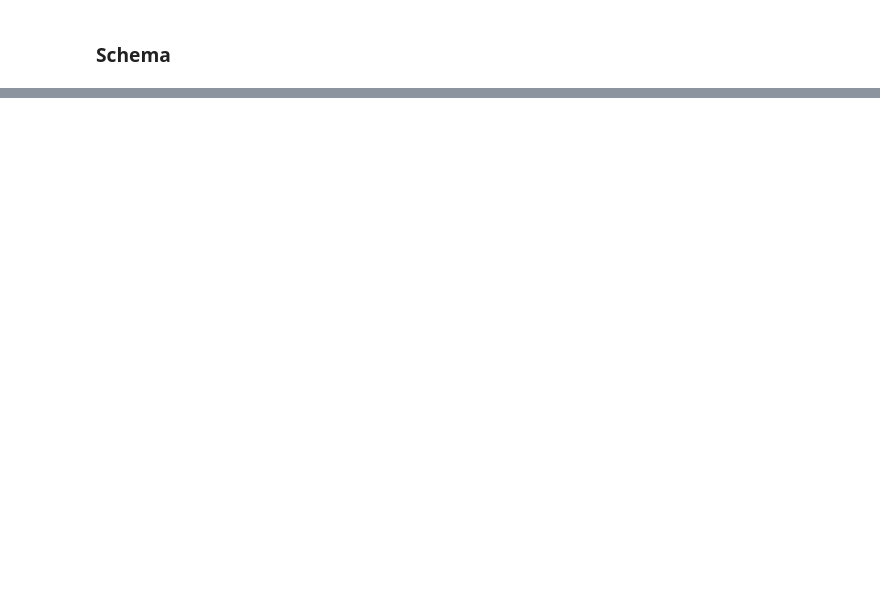
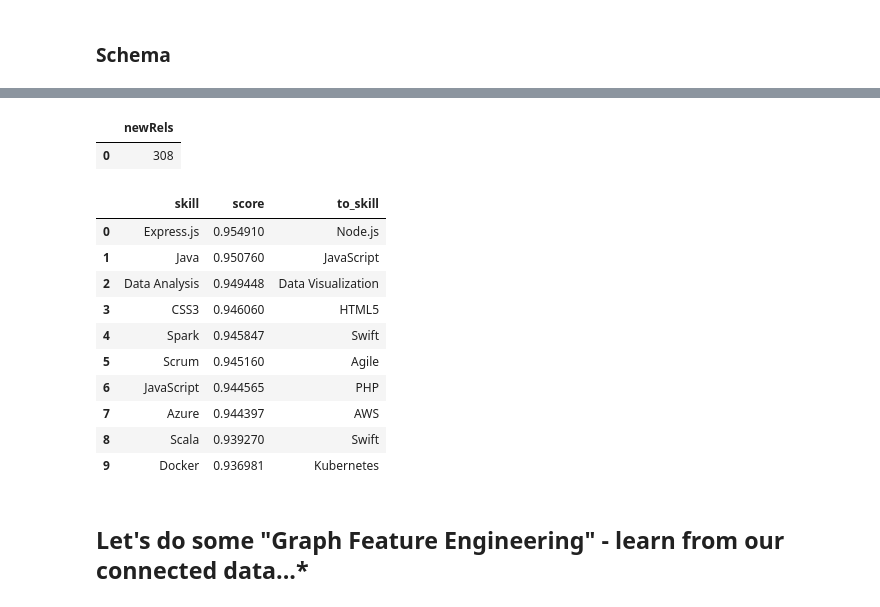
Before and after one commit to neo4j-product-examples/genai-workshop, a Jupyter notebook: talent/Module_01_GraphSummit_Nordics_2025.ipynb, the cells around one changed output, grey strips where cells are left out. Drawn from its saved outputs; the diff is of its cells as text; code cells hidden in the pictures; blank space fills up the shorter version.

```diff
--- a/talent/Module_01_GraphSummit_Nordics_2025.ipynb
+++ b/talent/Module_01_GraphSummit_Nordics_2025.ipynb
@@ -140,3 +425,50 @@ Let's investigate Persons that are simiar in the graph (based on skills they sha
+# %%
+# persist semantic relationships for performance
+driver.execute_query(
+    '''
+    match(skill:Skill)
+    call db.index.vector.queryNodes('ada_v', 20, skill.embedding) yield node, score
+    WHERE node < skill AND score > 0.9 //choose a reasonable number based on above
+    MERGE (skill)-[s:SIMILAR_SEMANTIC]->(node)
+    SET s.score = score
+    return count(s) AS newRels
+    ''',
+    database_ = DATABASE,
+    routing_ = RoutingControl.WRITE,
+    result_transformer_ = lambda r: r.to_df()
+).head()
+# %% [output]
+|  | newRels |
+| 0 | 308 |
+# %%
+# Let's review persisted semantic relationships for performance
+driver.execute_query(
+    '''
+  MATCH (s:Skill)-[r:SIMILAR_SEMANTIC]-(s2)
+  WHERE s < s2
+  RETURN s.name as skill,
+         r.score as score,
+         s2.name as to_skill
+  ORDER by score desc, skill asc
+    ''',
+    database_ = DATABASE,
+    routing_ = RoutingControl.READ,
+    result_transformer_ = lambda r: r.to_df()
+).head(10)
+# %% [output]
+|  | skill | score | to_skill |
+| 0 | Express.js | 0.954910 | Node.js |
+| 1 | Java | 0.950760 | JavaScript |
+| 2 | Data Analysis | 0.949448 | Data Visualization |
+| 3 | CSS3 | 0.946060 | HTML5 |
+| 4 | Spark | 0.945847 | Swift |
+| 5 | Scrum | 0.945160 | Agile |
+| 6 | JavaScript | 0.944565 | PHP |
+| 7 | Azure | 0.944397 | AWS |
+| 8 | Scala | 0.939270 | Swift |
+| 9 | Docker | 0.936981 | Kubernetes |
+# %% [markdown]
+## Let's do some "Graph Feature Engineering" - learn from our connected data...*
 # %%
 gds = GraphDataScience.from_neo4j_driver(driver=driver)
 gds.set_database(DATABASE)
```
Also changed, not shown: parts of 70 cells of this notebook, 2 other files.
